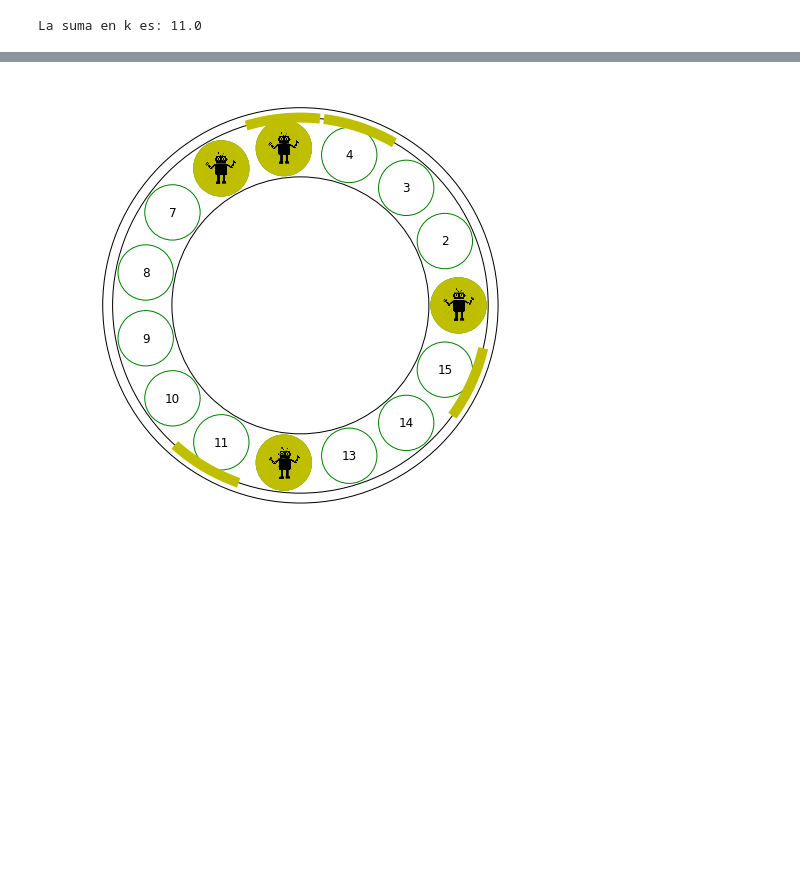
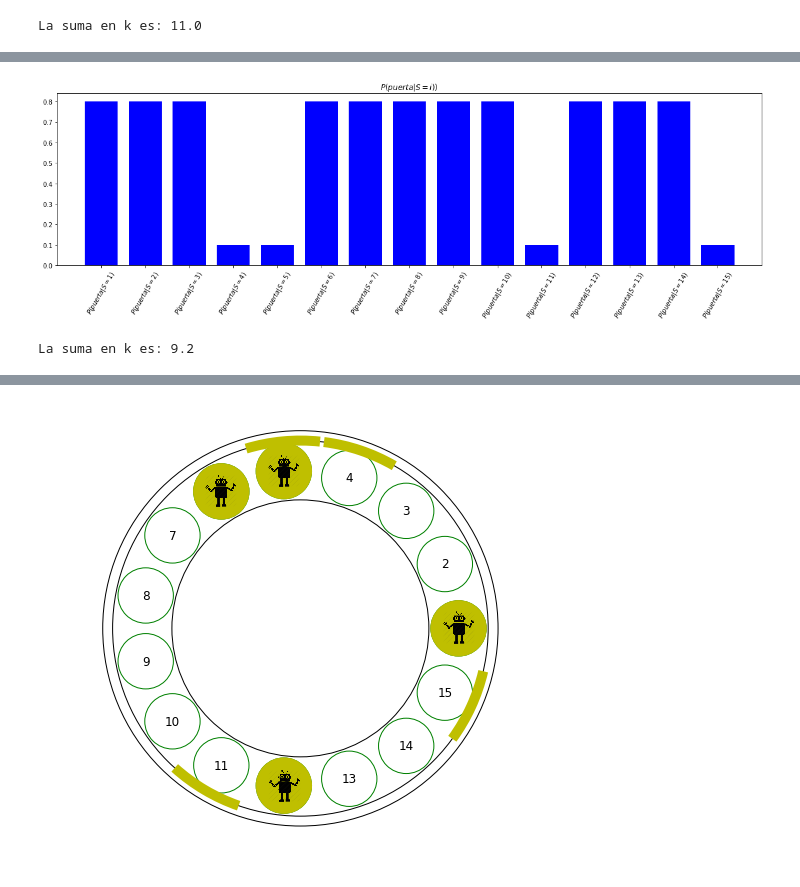
Before and after one commit to lab-ml-itba/Intro-Probabilidad, a Jupyter notebook: Localizacion.ipynb, the cells around one changed output, grey strips where cells are left out. Cells and saved outputs as stored; diff of their text form; code cells hidden in the pictures; blank space fills up the shorter version.

```diff
--- a/Localizacion.ipynb
+++ b/Localizacion.ipynb
@@ -224,0 +283,11 @@ La suma en k es: 11.0
+# %%
+# Esta frente a una pared
+P_pared_estando_en_pared = 0.8
+P_puerta_estando_en_pared = 0.1
+likelihood_puerta_error_2 = np.ones(N)*P_pared_estando_en_pared
+likelihood_puerta_error_2[doors-1] = P_puerta_estando_en_pared
+plot_bar_chart(likelihood_puerta_error_2, title="$P(puerta|S=i))$",index_str='$P(puerta|S=%s)$')
+print('La suma en k es:',likelihood_puerta_error_2.sum())
+# %% [output]
+[figure, added]
+La suma en k es: 9.2
```
Also changed, not shown: parts of 41 cells of this notebook, 2 other files.
